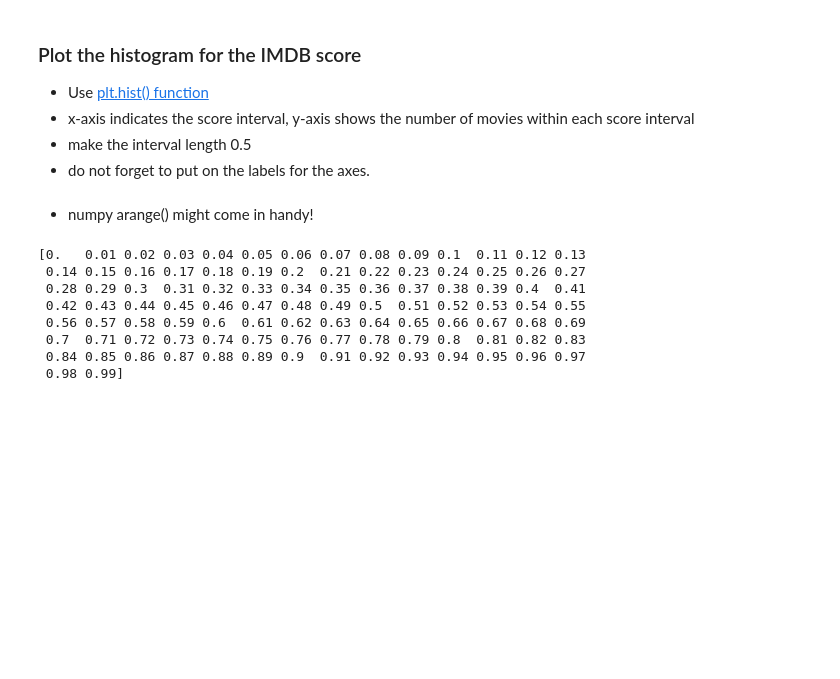
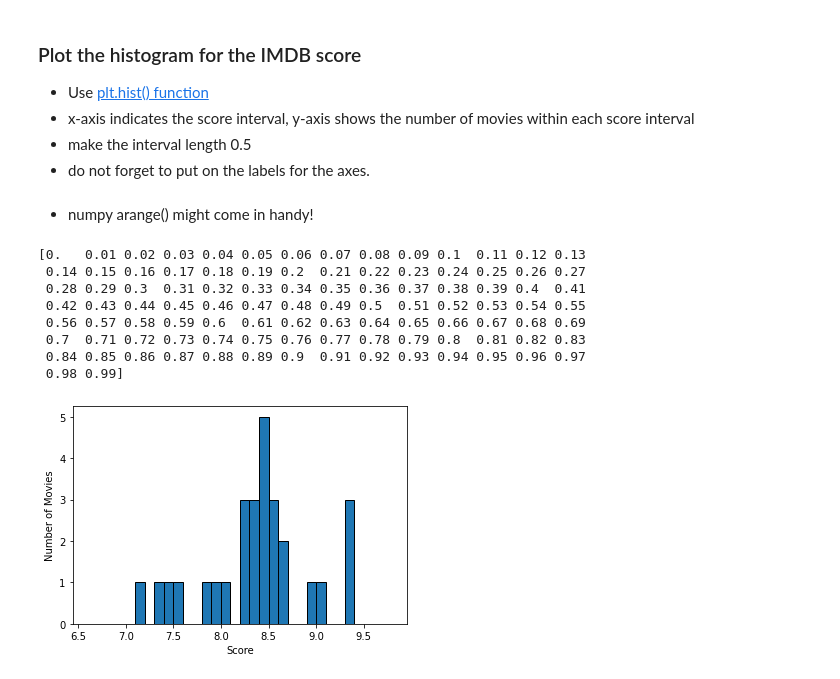
Before and after one commit to asarmadi/summer_ml_s3, a Jupyter notebook: day02/lab_icebreaker.ipynb, the cells around one changed output. Drawn from its saved outputs; the diff is of its cells as text; code cells hidden in the pictures; blank space fills up the shorter version.

```diff
--- a/day02/lab_icebreaker.ipynb
+++ b/day02/lab_icebreaker.ipynb
@@ -135,0 +139,11 @@ print (np.arange(a, b, interval))
+# %%
+min_score = np.min(score)
+max_score = np.max(score)
+
+bin_range=np.arange(min_score - 0.5, max_score + 0.5, 0.1)
+
+plt.hist(score, bin_range,ec='black')
+plt.xlabel('Score')
+plt.ylabel('Number of Movies');
+# %% [output]
+[figure, added]
```
Also changed, not shown: parts of 4 cells of this notebook.
